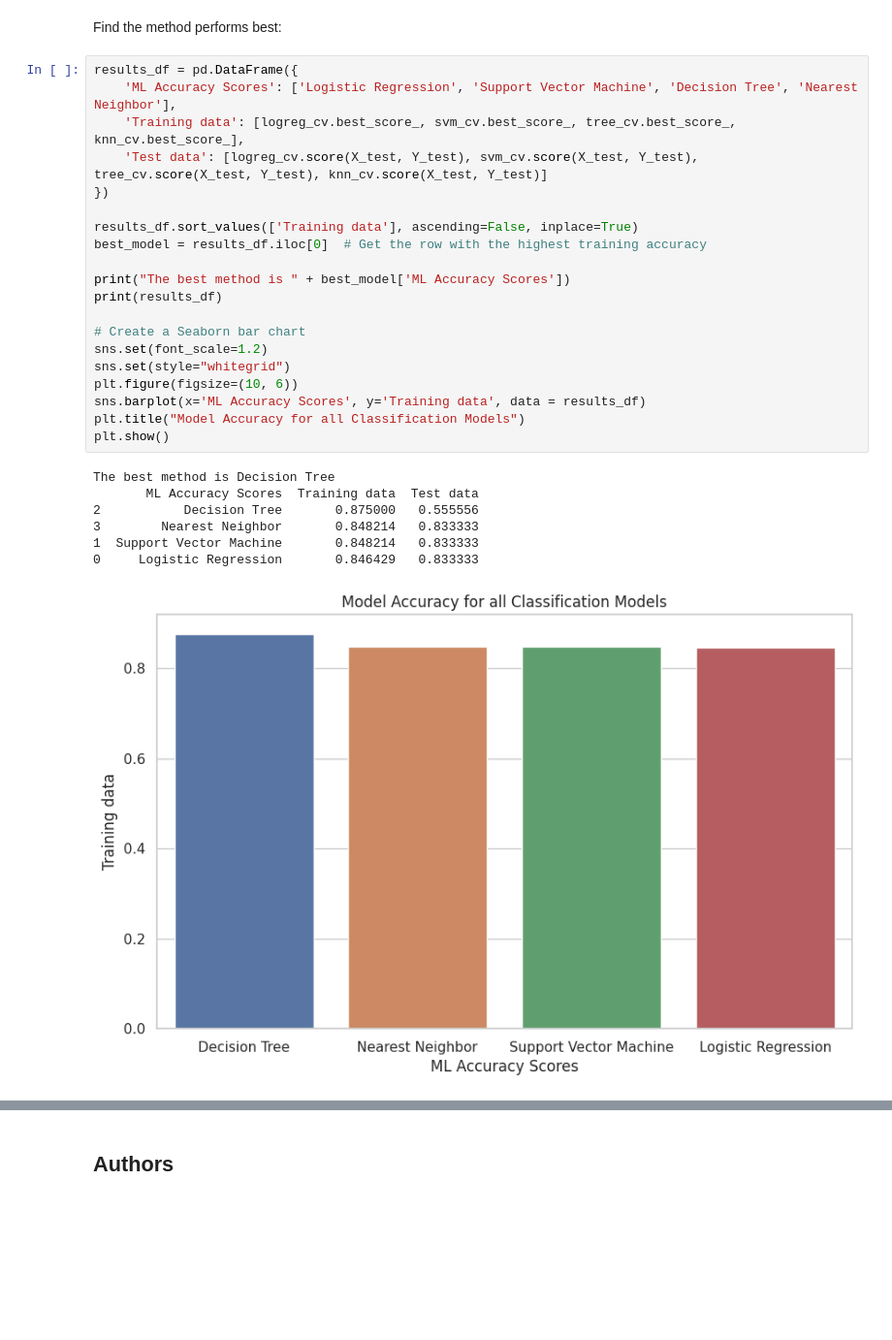
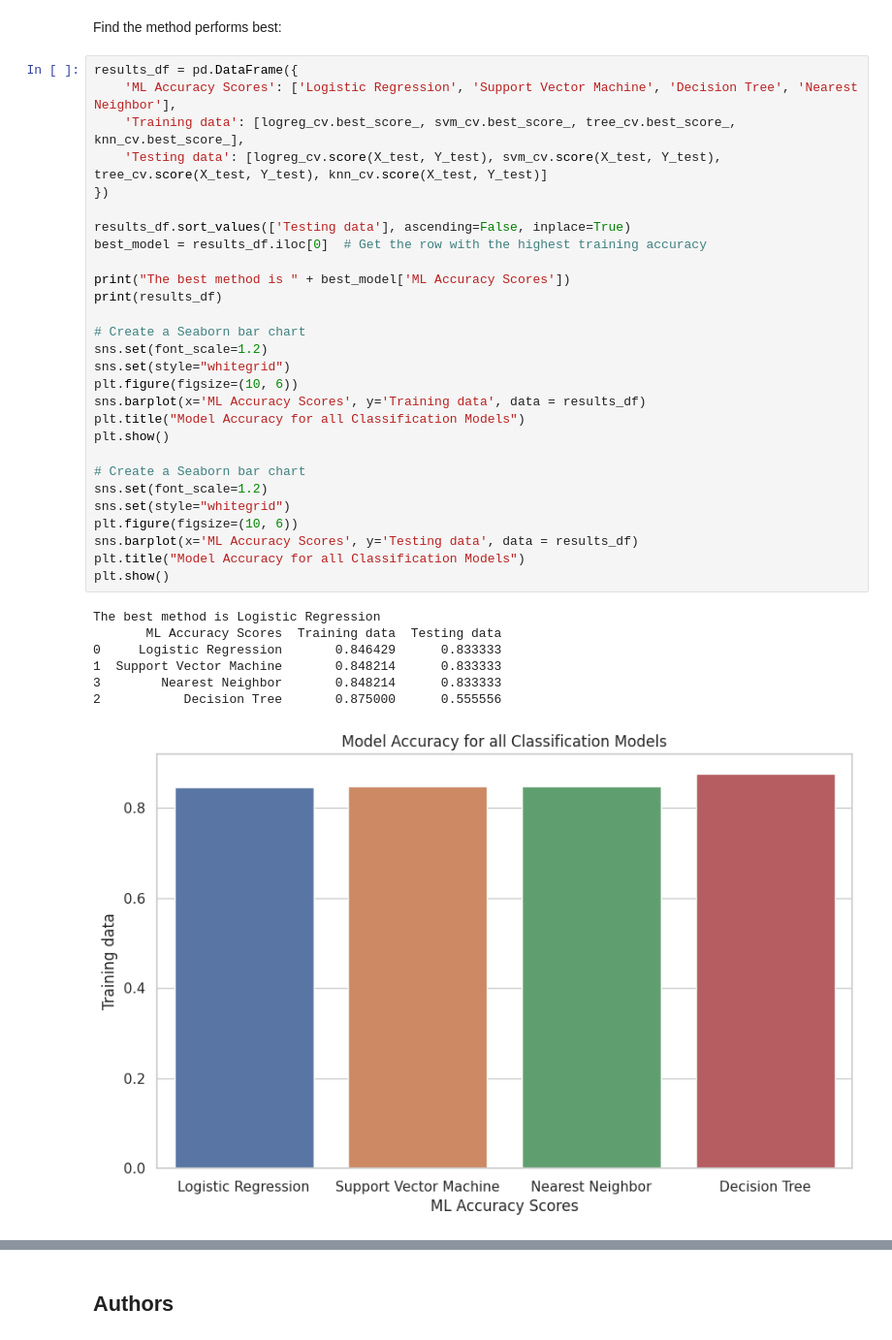
Before and after one commit to charlberg/SpaceX-python-app, a Jupyter notebook: 7-spacex-ml-prediction.ipynb, the cells around one changed output, grey strips where cells are left out. Shown: that part at 97% size. Saved outputs shown, nothing was run; the diff lists cells and outputs as text; blank space fills up the shorter version.

```diff
--- a/7-spacex-ml-prediction.ipynb
+++ b/7-spacex-ml-prediction.ipynb
@@ -322,28 +322,36 @@ Find the method performs best:
 # %%
 results_df = pd.DataFrame({
     'ML Accuracy Scores': ['Logistic Regression', 'Support Vector Machine', 'Decision Tree', 'Nearest Neighbor'],
     'Training data': [logreg_cv.best_score_, svm_cv.best_score_, tree_cv.best_score_, knn_cv.best_score_],
-    'Test data': [logreg_cv.score(X_test, Y_test), svm_cv.score(X_test, Y_test), tree_cv.score(X_test, Y_test), knn_cv.score(X_test, Y_test)]
+    'Testing data': [logreg_cv.score(X_test, Y_test), svm_cv.score(X_test, Y_test), tree_cv.score(X_test, Y_test), knn_cv.score(X_test, Y_test)]
 })
 
-results_df.sort_values(['Training data'], ascending=False, inplace=True)
+results_df.sort_values(['Testing data'], ascending=False, inplace=True)
 best_model = results_df.iloc[0]  # Get the row with the highest training accuracy
 
 print("The best method is " + best_model['ML Accuracy Scores'])
 print(results_df)
 
 # Create a Seaborn bar chart
 sns.set(font_scale=1.2)
 sns.set(style="whitegrid")
 plt.figure(figsize=(10, 6))
 sns.barplot(x='ML Accuracy Scores', y='Training data', data = results_df)
 plt.title("Model Accuracy for all Classification Models")
 plt.show()
+
+# Create a Seaborn bar chart
+sns.set(font_scale=1.2)
+sns.set(style="whitegrid")
+plt.figure(figsize=(10, 6))
+sns.barplot(x='ML Accuracy Scores', y='Testing data', data = results_df)
+plt.title("Model Accuracy for all Classification Models")
+plt.show()
 # %% [output]
-The best method is Decision Tree
-       ML Accuracy Scores  Training data  Test data
-2           Decision Tree       0.875000   0.555556
-3        Nearest Neighbor       0.848214   0.833333
-1  Support Vector Machine       0.848214   0.833333
-0     Logistic Regression       0.846429   0.833333
+The best method is Logistic Regression
+       ML Accuracy Scores  Training data  Testing data
+0     Logistic Regression       0.846429      0.833333
+1  Support Vector Machine       0.848214      0.833333
+3        Nearest Neighbor       0.848214      0.833333
+2           Decision Tree       0.875000      0.555556
-[figure, old version]
+[figure, new version]
```
Also changed, not shown: parts of 1 cell of this notebook.
